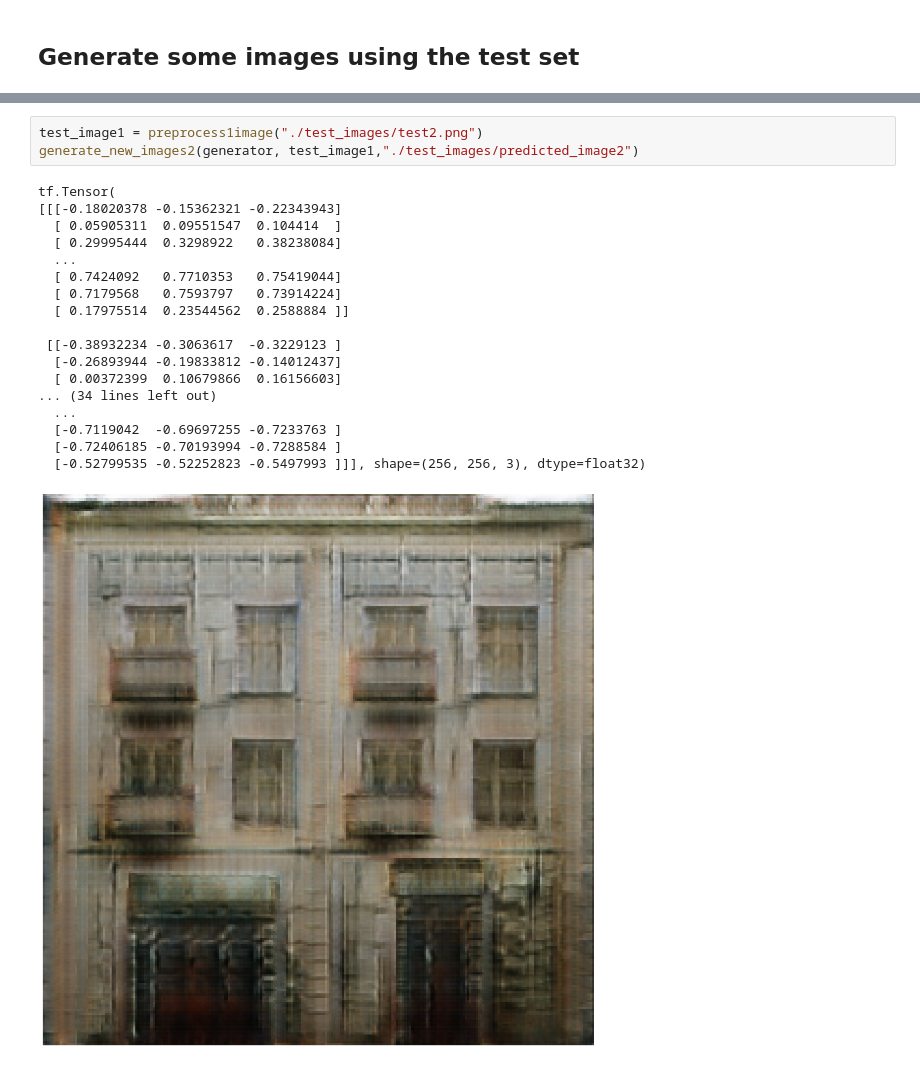
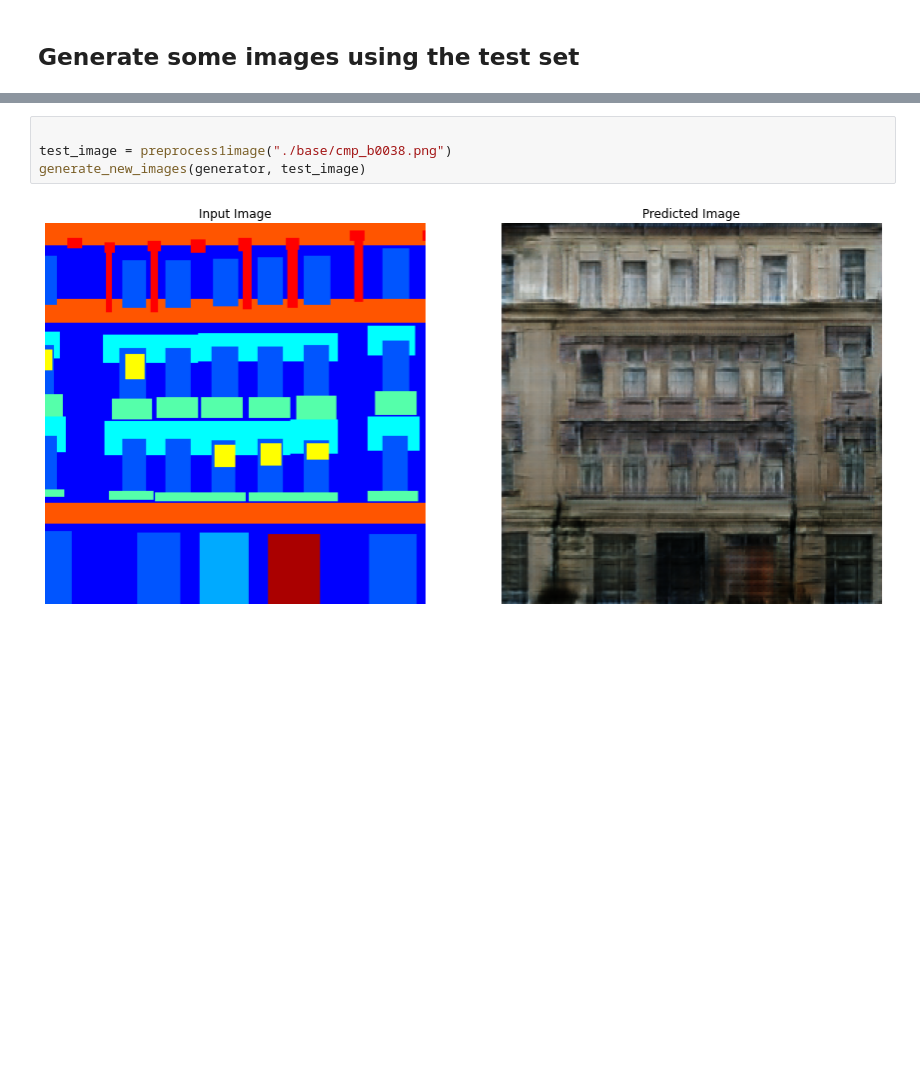
Before and after one commit to Aymeric-Bled/Generation-De-Ville-Unity, a Jupyter notebook: FacadeGeneration/pix2pix.ipynb, the cells around one changed output, grey strips where cells are left out. Drawn from its saved outputs; the diff is of its cells as text; blank space fills up the shorter version.

Commit message:
generate facade

```diff
--- a/FacadeGeneration/pix2pix.ipynb
+++ b/FacadeGeneration/pix2pix.ipynb
@@ -705,22 +703,6 @@ def generate_new_images2(model, test_input, path):
 # %%
-test_image1 = preprocess1image("./test_images/test2.png")
-generate_new_images2(generator, test_image1,"./test_images/predicted_image2")
+
+test_image = preprocess1image("./base/cmp_b0038.png")
+generate_new_images(generator, test_image)
 # %% [output]
-tf.Tensor(
-[[[-0.18020378 -0.15362321 -0.22343943]
-  [ 0.05905311  0.09551547  0.104414  ]
-  [ 0.29995444  0.3298922   0.38238084]
-  ...
-  [ 0.7424092   0.7710353   0.75419044]
-  [ 0.7179568   0.7593797   0.73914224]
-  [ 0.17975514  0.23544562  0.2588884 ]]
-
- [[-0.38932234 -0.3063617  -0.3229123 ]
-  [-0.26893944 -0.19833812 -0.14012437]
-  [ 0.00372399  0.10679866  0.16156603]
-... (34 lines left out)
-  ...
-  [-0.7119042  -0.69697255 -0.7233763 ]
-  [-0.72406185 -0.70193994 -0.7288584 ]
-  [-0.52799535 -0.52252823 -0.5497993 ]]], shape=(256, 256, 3), dtype=float32)
-[figure, old version]
+[figure, new version]
```
Also changed, not shown: parts of 10 cells of this notebook, 6 other files.
